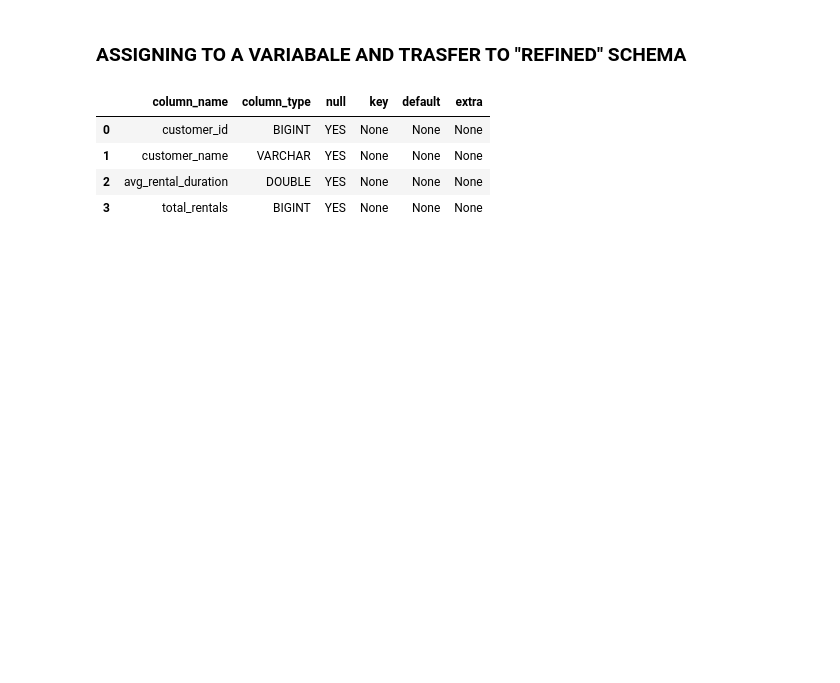
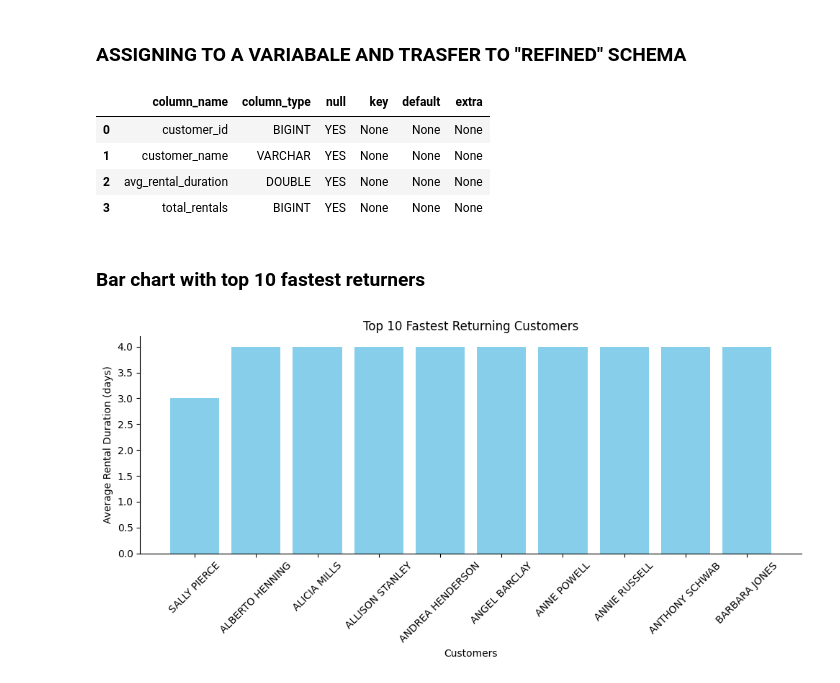
Before and after one commit to LAjoyan/sakila_lab_lilit_ajoyan, a Jupyter notebook: sakila_lab_analysis.ipynb, the cells around one changed output. Saved outputs shown, nothing was run; the diff lists cells and outputs as text; code cells hidden in the pictures; blank space fills up the shorter version.

Commit message:
Add bar chart for top 10 fastest returning customers and save image

```diff
--- a/sakila_lab_analysis.ipynb
+++ b/sakila_lab_analysis.ipynb
@@ -184,3 +184,25 @@ duckdb.sql("DESCRIBE refined.customer_rental_duration").df()
 | 1 | customer_name | VARCHAR | YES | None | None | None |
 | 2 | avg_rental_duration | DOUBLE | YES | None | None | None |
 | 3 | total_rentals | BIGINT | YES | None | None | None |
+# %% [markdown]
+### Bar chart with top 10 fastest returners
+# %%
+import matplotlib.pyplot as plt
+
+df_chart1 = customer_rental_duration.head(10)
+
+fig, ax = plt.subplots(figsize=(10,5))
+ax.bar(df_chart1['customer_name'], df_chart1['avg_rental_duration'], color='skyblue')
+ax.set_xlabel('Customers')
+ax.set_ylabel('Average Rental Duration (days)')
+ax.set_title('Top 10 Fastest Returning Customers')
+ax.tick_params(axis='x', rotation=45)
+
+ax.spines['top'].set_visible(False)
+ax.spines['right'].set_visible(False)
+fig.savefig("actor_count_bar.png", dpi=150, bbox_inches='tight')
+
+plt.tight_layout()
+plt.show()
+# %% [output]
+[figure, added]
```
Also changed, not shown: 1 other file.
